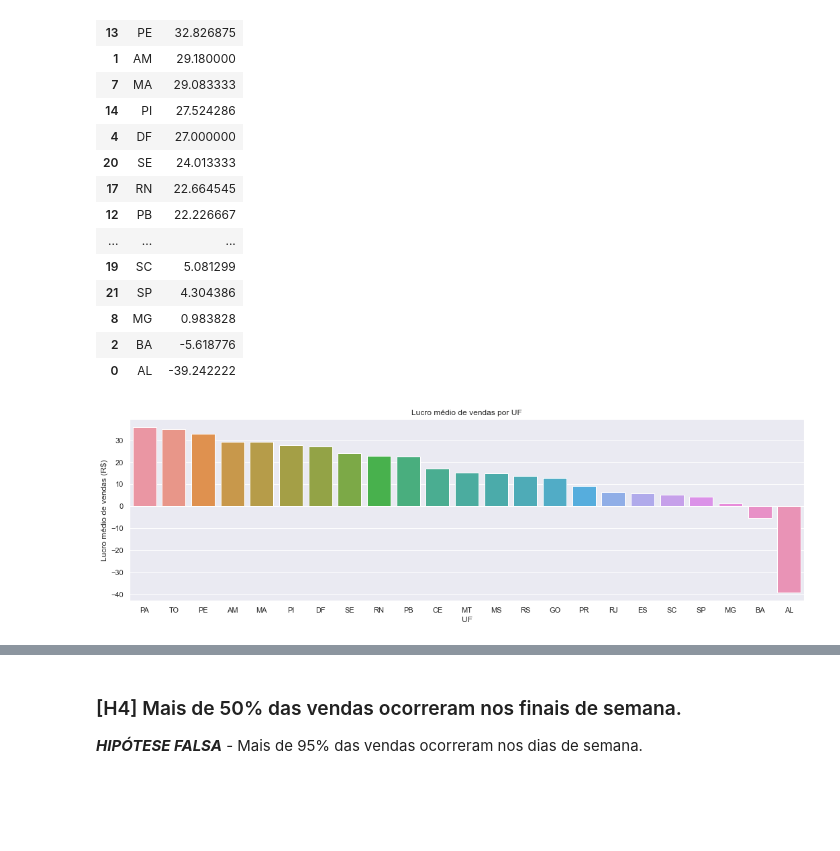
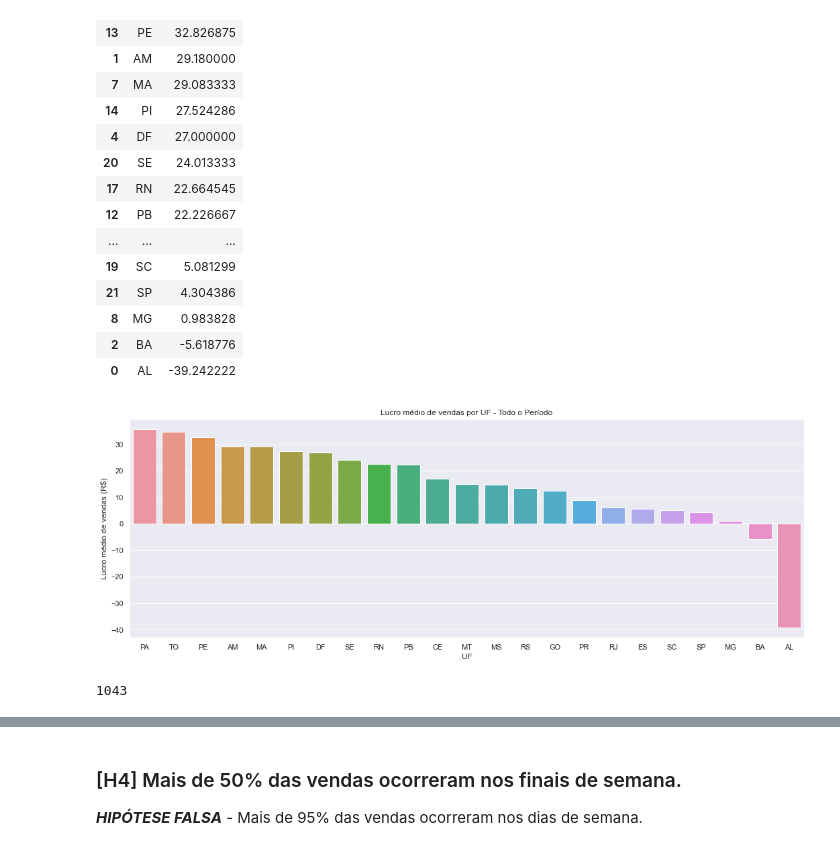
Before and after one commit to nortonvanz/Mahalo-Ecommerce-EDA, a Jupyter notebook: notebooks/1.0-nmv-data-exploration.ipynb, the cells around one changed output, grey strips where cells are left out. Cells and saved outputs as stored; diff of their text form; code cells hidden in the pictures; blank space fills up the shorter version.

```diff
--- a/notebooks/1.0-nmv-data-exploration.ipynb
+++ b/notebooks/1.0-nmv-data-exploration.ipynb
@@ -2275,10 +2288,17 @@ df_h3
 | 8 | MG | 0.983828 |
 | 2 | BA | -5.618776 |
 | 0 | AL | -39.242222 |
-# %%
-h3_bar = sns.barplot (x='uf', y='lucro_venda', data=df_h3);
-h3_bar.set_title('Lucro médio de vendas por UF');
-h3_bar.set_ylabel('Lucro médio de vendas (R$)');
-h3_bar.set_xlabel('UF');
-# %% [output]
-[figure, removed]
+# %%
+plt.rcParams["figure.figsize"] = (18, 6)
+h3_bar = sns.barplot (x='uf', y='lucro_venda', data=df_h3);
+h3_bar.set_title('Lucro médio de vendas por UF - Todo o Período');
+h3_bar.set_ylabel('Lucro médio de vendas (R$)');
+h3_bar.set_xlabel('UF');
+# %% [output]
+[figure, added]
+# %%
+#Criando dataset antes da liquidação dos produtos
+df4_bef_sale = df4.loc[ df4['data_venda'] <= '2021-12-15' ]
+df4_bef_sale.shape[0]
+# %% [output]
+1043
```
Also changed, not shown: parts of 35 cells of this notebook.
